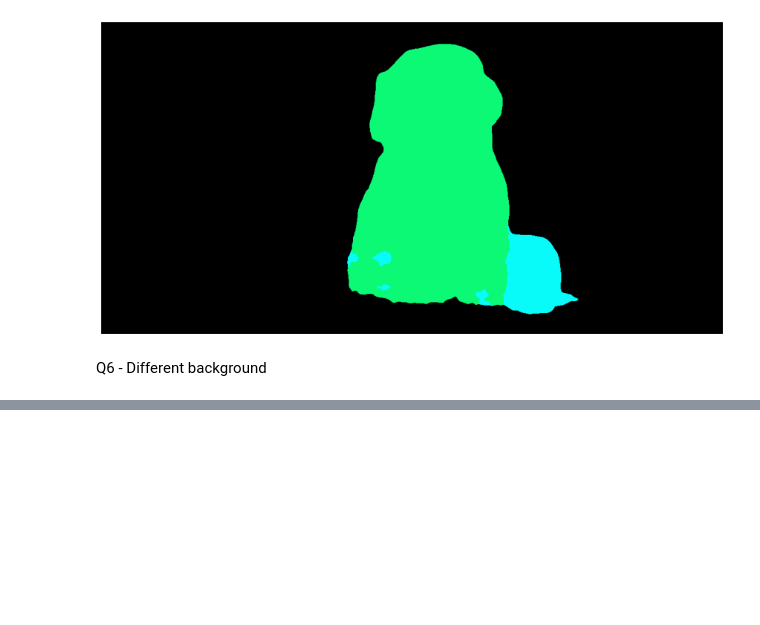
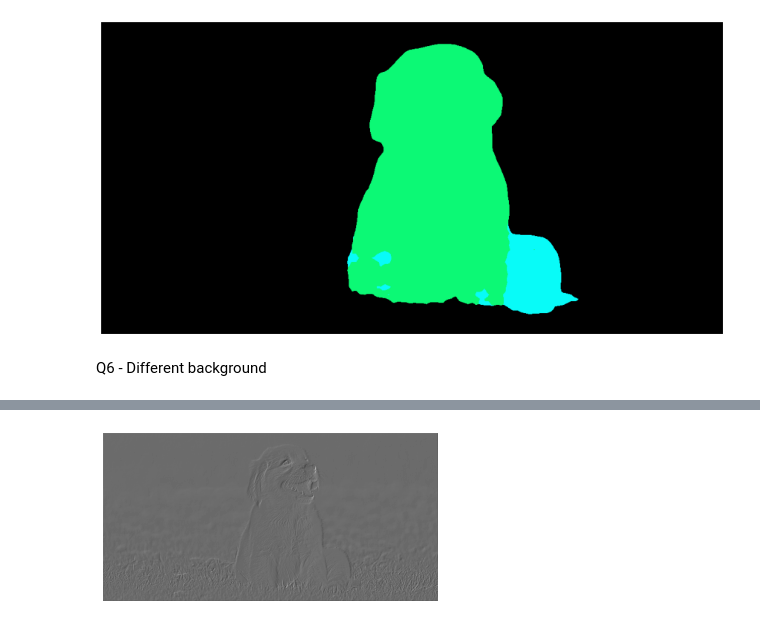
Before and after one commit to Adi-Yuval/Computer-Vision-HW, a Jupyter notebook: ee046746_hw2_classifiers_segmentation/code/ee046746_hw2_part2.ipynb, the cells around one changed output, grey strips where cells are left out. Cells and saved outputs as stored; diff of their text form; code cells hidden in the pictures; blank space fills up the shorter version.

```diff
--- a/ee046746_hw2_classifiers_segmentation/code/ee046746_hw2_part2.ipynb
+++ b/ee046746_hw2_classifiers_segmentation/code/ee046746_hw2_part2.ipynb
@@ -120,0 +193,5 @@ ValueError: could not broadcast input array from shape (602,1200,3) into shape (
+# %%
+plt.imshow(first_layer_response[1, :, :], cmap='gray')
+_ = plt.axis('off')
+# %% [output]
+[figure, added]
```
Also changed, not shown: parts of 22 cells of this notebook, 8 other files.
